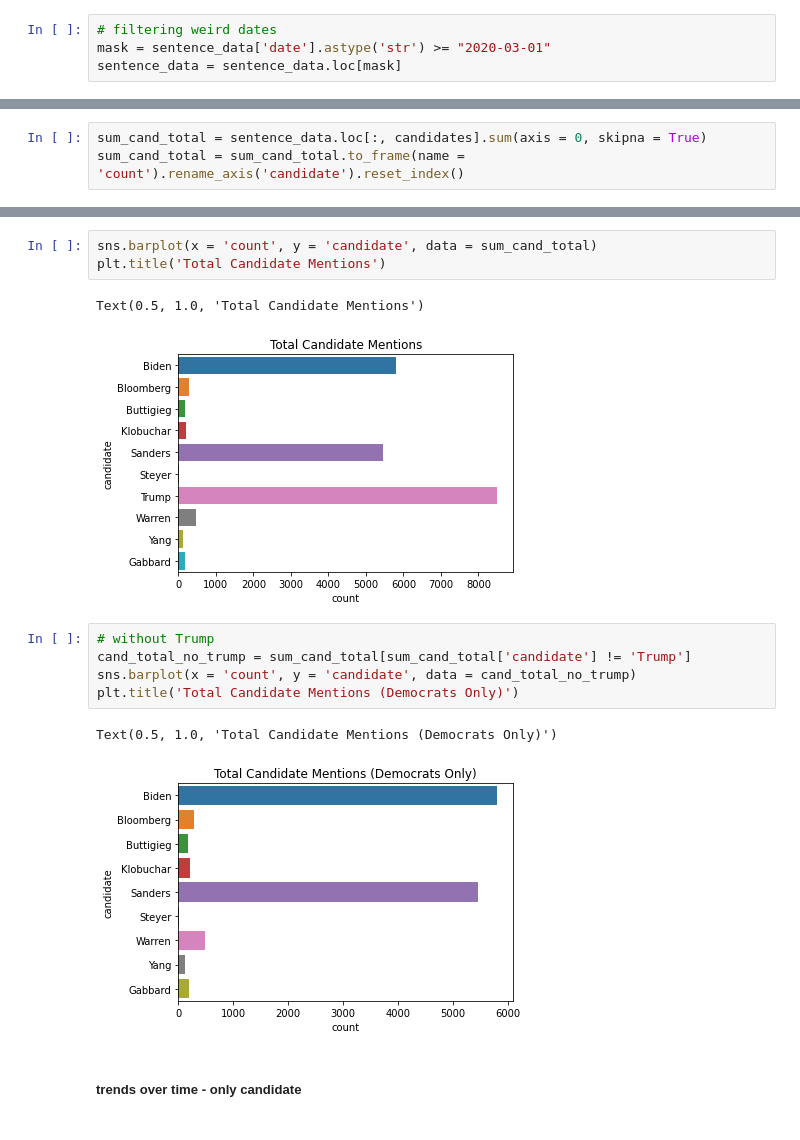
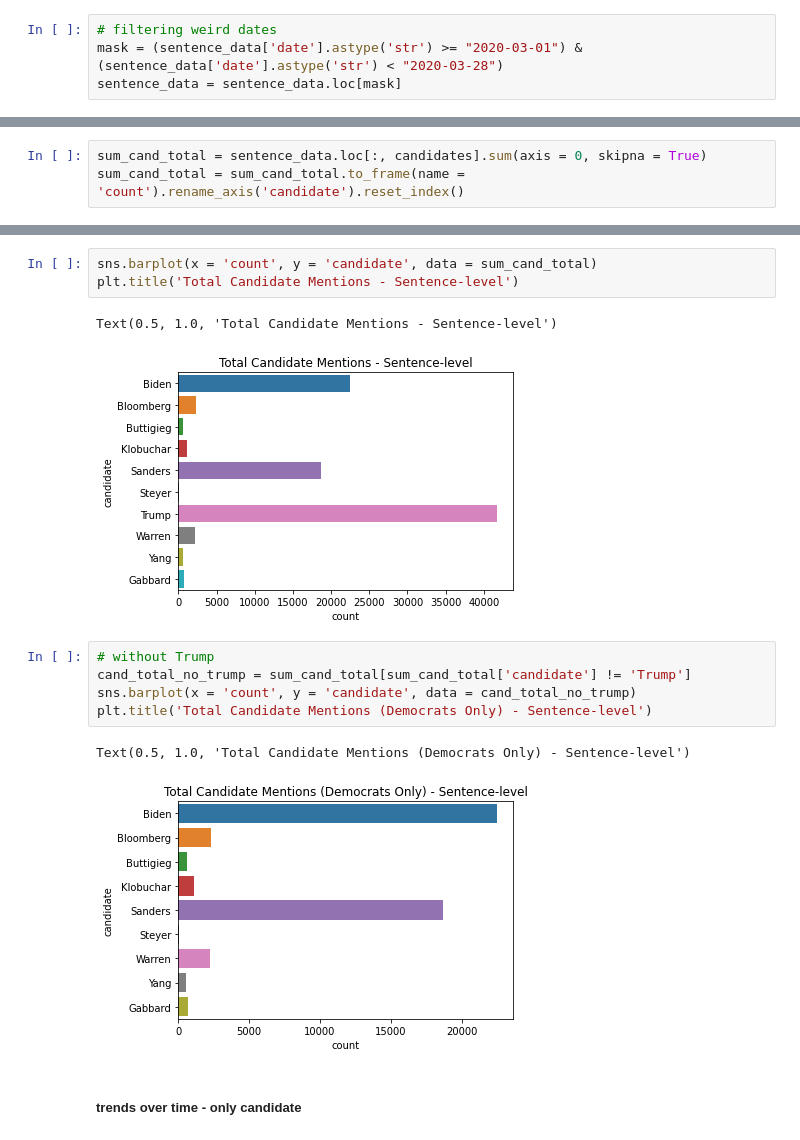
Before and after one commit to MarinaWyss/Hertie-NLP-Python-Project, a Jupyter notebook: 3_Descriptives.ipynb, the cells around one changed output, grey strips where cells are left out. Saved outputs shown, nothing was run; the diff lists cells and outputs as text.

```diff
--- a/3_Descriptives.ipynb
+++ b/3_Descriptives.ipynb
@@ -151,7 +151,7 @@ sentence_data['date'] = pd.to_datetime(sentence_data['date'], errors='coerce')
 sentence_data['date'] = sentence_data['date'].dt.date
 # %%
 # filtering weird dates
-mask = sentence_data['date'].astype('str') >= "2020-03-01"
+mask = (sentence_data['date'].astype('str') >= "2020-03-01") & (sentence_data['date'].astype('str') < "2020-03-28")
 sentence_data = sentence_data.loc[mask]
 # %% [markdown]
 ##### number of sentences where candidate is the only one mentioned
@@ -209,17 +209,17 @@ sum_cand_total
 # %%
 sns.barplot(x = 'count', y = 'candidate', data = sum_cand_total)
-plt.title('Total Candidate Mentions')
+plt.title('Total Candidate Mentions - Sentence-level')
 # %% [output]
-Text(0.5, 1.0, 'Total Candidate Mentions')
+Text(0.5, 1.0, 'Total Candidate Mentions - Sentence-level')
-[figure, old version]
+[figure, new version]
 # %%
 # without Trump
 cand_total_no_trump = sum_cand_total[sum_cand_total['candidate'] != 'Trump']
 sns.barplot(x = 'count', y = 'candidate', data = cand_total_no_trump)
-plt.title('Total Candidate Mentions (Democrats Only)')
+plt.title('Total Candidate Mentions (Democrats Only) - Sentence-level')
 # %% [output]
-Text(0.5, 1.0, 'Total Candidate Mentions (Democrats Only)')
+Text(0.5, 1.0, 'Total Candidate Mentions (Democrats Only) - Sentence-level')
-[figure, old version]
+[figure, new version]
 # %% [markdown]
 ##### trends over time - only candidate
 # %%
```
Also changed, not shown: parts of 20 cells of this notebook, 10 other files.
